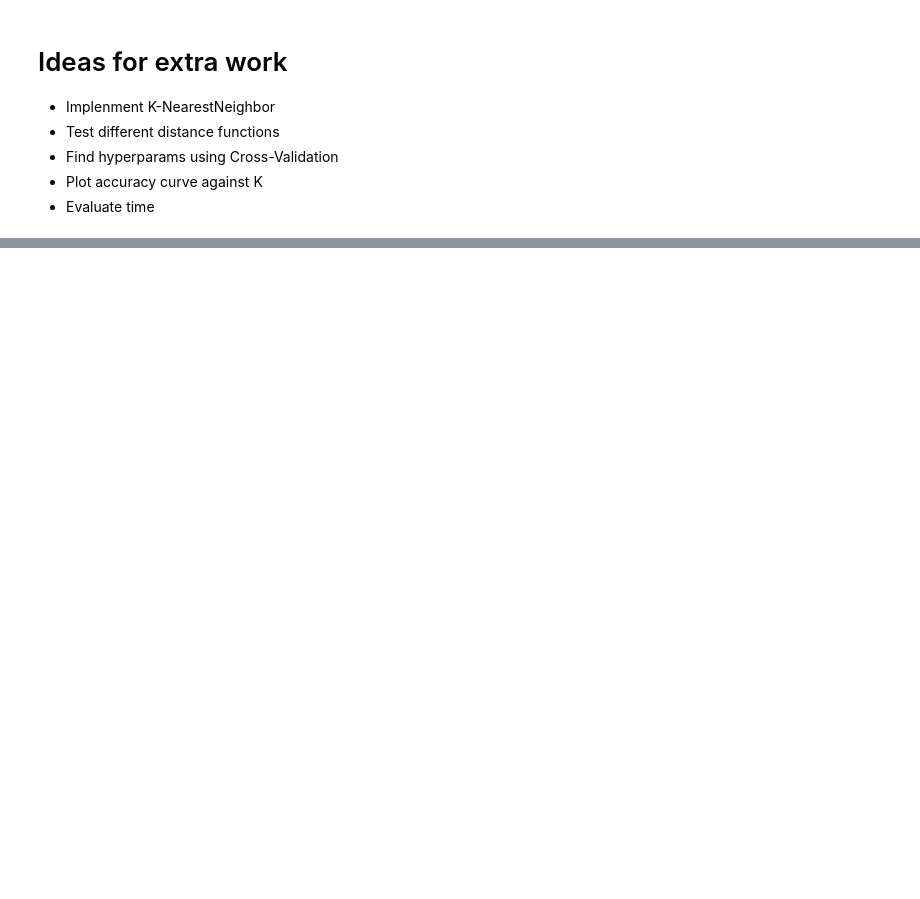
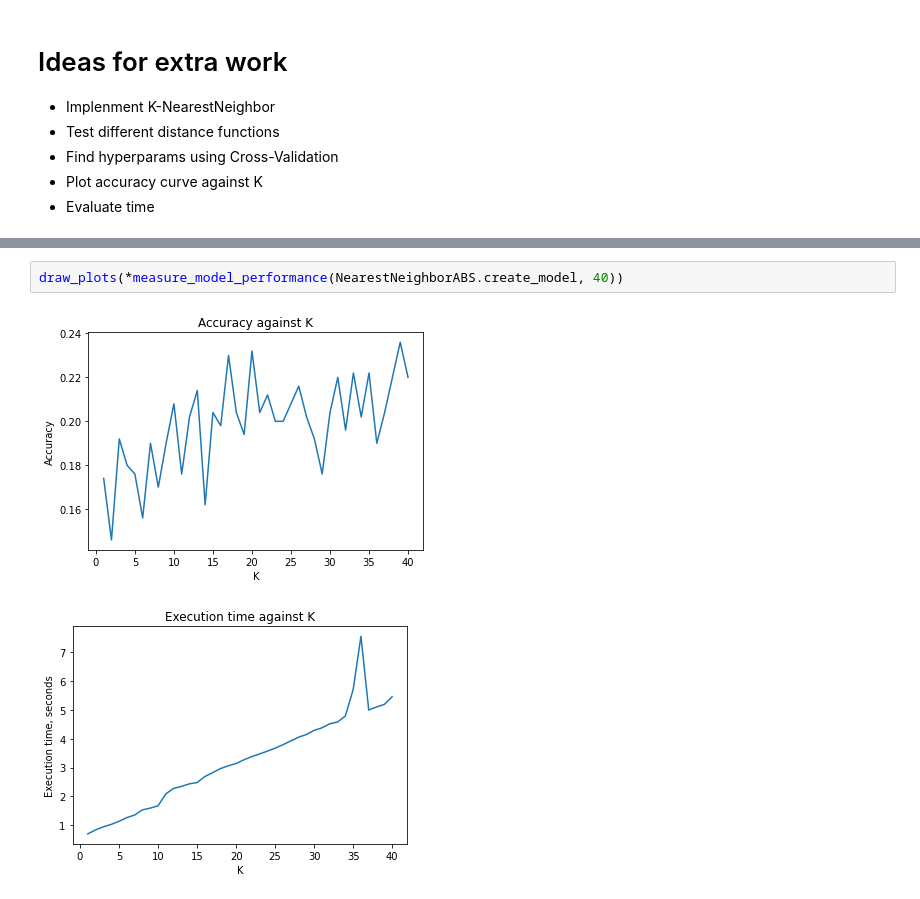
Before and after one commit to asminimulin/cv-course, a Jupyter notebook: 01-image-classification/main.ipynb, the cells around one changed output, grey strips where cells are left out. Drawn from its saved outputs; the diff is of its cells as text; blank space fills up the shorter version.

```diff
--- a/01-image-classification/main.ipynb
+++ b/01-image-classification/main.ipynb
@@ -255,0 +325,5 @@ Feel free to describe troubles here.
+# %%
+draw_plots(*measure_model_performance(NearestNeighborABS.create_model, 40))
+# %% [output]
+[figure, added]
+[figure, added]
```
Also changed, not shown: parts of 14 cells of this notebook.
